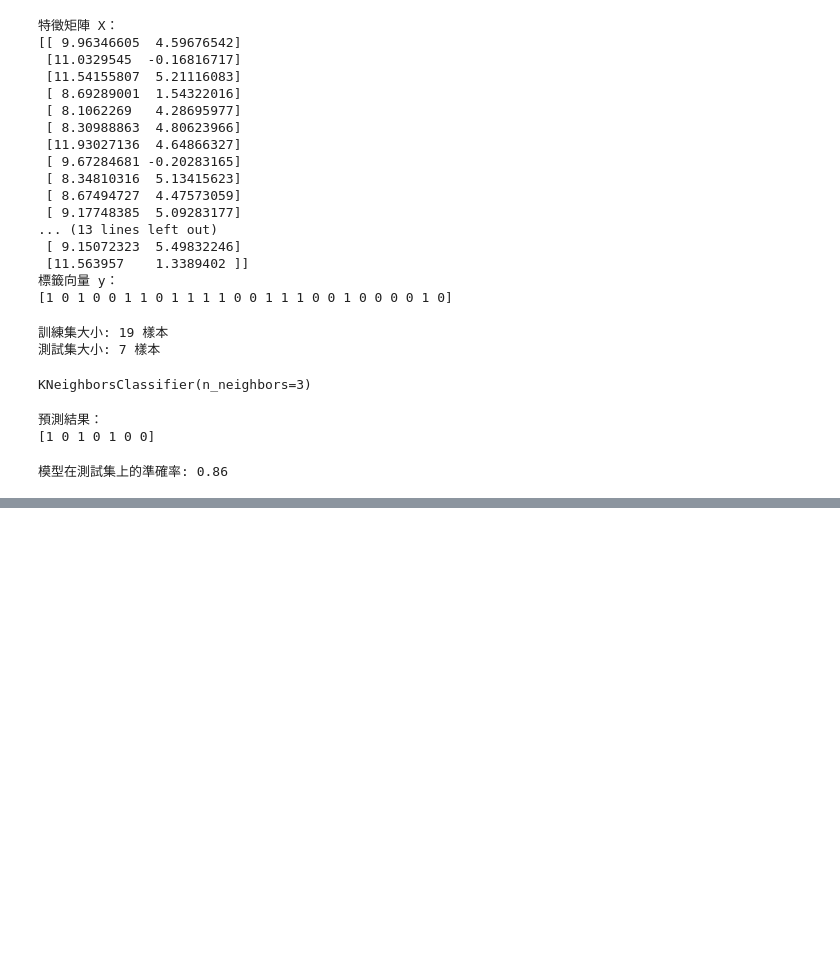
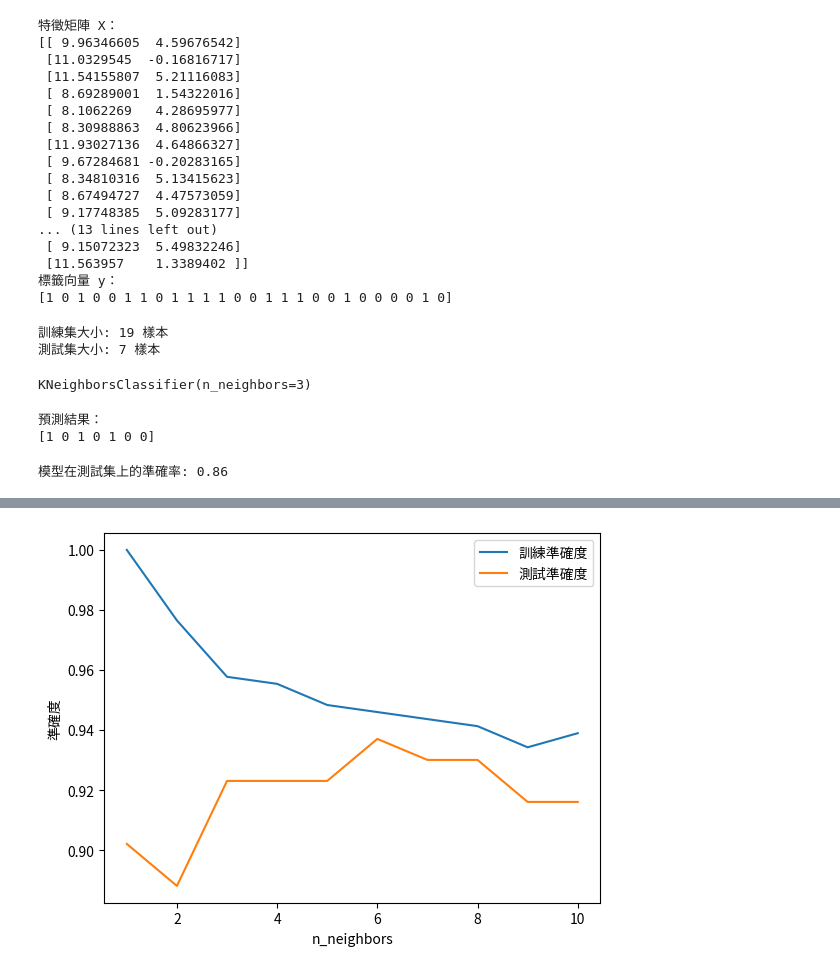
Before and after one commit to roberthsu2003/__2025_09_09_ai_classes__, a Jupyter notebook: lesson4/lesson4_2_ai.ipynb, the cells around one changed output, grey strips where cells are left out. Cells and saved outputs as stored; diff of their text form; code cells hidden in the pictures; blank space fills up the shorter version.

```diff
--- a/lesson4/lesson4_2_ai.ipynb
+++ b/lesson4/lesson4_2_ai.ipynb
@@ -181,0 +266,98 @@ print(f"模型在測試集上的準確率: {accuracy:.2f}")
+# %%
+import matplotlib as mpl
+from matplotlib.font_manager import fontManager
+
+fontManager.addfont("ChineseFont.ttf")
+mpl.rc('font', family="ChineseFont")
+# %%
+# =============================================================================
+# 教學目標：在真實數據集上分析 KNN 模型的複雜度與泛化能力
+# 適用對象：機器學習初學者
+# 學習重點：理解模型複雜度對訓練和測試準確度的影響
+# =============================================================================
+
+# 導入必要的函式庫
+from sklearn.datasets import load_breast_cancer
+import matplotlib.pyplot as plt
+from sklearn.model_selection import train_test_split
+from sklearn.neighbors import KNeighborsClassifier
+
+# =============================================================================
+# 步驟1：載入真實數據集
+# 教學目的：讓學生接觸真實世界的機器學習數據集
+# AI提示：請載入 sklearn 的乳癌數據集，這是一個二元分類數據集
+# =============================================================================
+# 載入乳癌數據集，這是一個真實世界的二元分類數據集
+# 包含 569 個樣本，30 個特徵，用於預測腫瘤是良性還是惡性
+cancer = load_breast_cancer()
+
+# =============================================================================
+# 步驟2：分割數據集並使用分層分割
+# 教學目的：讓學生學習在真實數據集上使用分層分割
+# AI提示：請使用 train_test_split 並加上 stratify 參數來保持類別比例
+# =============================================================================
+# 使用分層分割確保訓練集和測試集的類別比例相同
+# stratify=cancer.target 確保良性/惡性腫瘤的比例在訓練集和測試集中保持一致
+X_train, X_test, y_train, y_test = train_test_split(
+    cancer.data, cancer.target, stratify=cancer.target, random_state=66
+)
+
+# =============================================================================
+# 步驟3：初始化準確度記錄列表
+# 教學目的：讓學生學習如何記錄和分析模型性能
+# AI提示：請建立兩個空列表來記錄訓練準確度和測試準確度
+# =============================================================================
+# 建立空列表來儲存不同 n_neighbors 參數下的準確度
+training_accuracy = []  # 儲存訓練準確度
+test_accuracy = []      # 儲存測試準確度（泛化準確度）
+
+# =============================================================================
+# 步驟4：設定參數範圍
+# 教學目的：讓學生理解如何系統性地測試不同參數
+# AI提示：請設定 n_neighbors 的範圍從 1 到 10
+# =============================================================================
+# 定義 n_neighbors 的測試範圍，從 1 到 10
+# 這樣可以系統性地分析不同鄰居數量對模型性能的影響
+neighbors_settings = range(1, 11)
+
+# =============================================================================
+# 步驟5：迴圈測試不同參數
+# 教學目的：讓學生學習如何系統性地評估模型性能
+# AI提示：請使用迴圈測試不同的 n_neighbors 參數，並記錄準確度
+# =============================================================================
+# 對每個 n_neighbors 值進行測試
+for n_neighbors in neighbors_settings:
+    # 建立 KNN 分類器，設定鄰居數量
+    clf = KNeighborsClassifier(n_neighbors=n_neighbors)
+
+    # 使用訓練資料訓練模型
+    clf.fit(X_train, y_train)
+
+    # 計算並記錄訓練準確度
+    training_accuracy.append(clf.score(X_train, y_train))
+
+    # 計算並記錄測試準確度（泛化準確度）
+    test_accuracy.append(clf.score(X_test, y_test))
+
+# =============================================================================
+# 步驟6：視覺化分析結果
+# 教學目的：讓學生學習如何視覺化模型性能分析
+# AI提示：請繪製訓練準確度和測試準確度隨 n_neighbors 變化的曲線圖
+# =============================================================================
+# 繪製準確度曲線，分析模型複雜度與泛化能力的關係
+plt.plot(neighbors_settings, training_accuracy, label="訓練準確度")
+plt.plot(neighbors_settings, test_accuracy, label="測試準確度")
+plt.ylabel("準確度")
+plt.xlabel("n_neighbors")
+plt.legend()
+
+# =============================================================================
+# 教學重點總結：
+# 1. 真實數據集：乳癌數據集是實際的醫療數據，具有實際應用價值
+# 2. 分層分割：確保數據分布的一致性，提高模型評估的可靠性
+# 3. 系統性測試：通過迴圈測試不同參數，找出最佳模型配置
+# 4. 過擬合分析：訓練準確度高但測試準確度低表示過擬合
+# 5. 泛化能力：測試準確度反映模型在未見數據上的表現
+# 6. 參數選擇：通過比較訓練和測試準確度選擇最佳參數
+# =============================================================================
+# %% [output]
@@ -181,0 +365 @@ print(f"模型在測試集上的準確率: {accuracy:.2f}")
+[figure, added]
```
Also changed, not shown: parts of 5 cells of this notebook, 1 other file.
